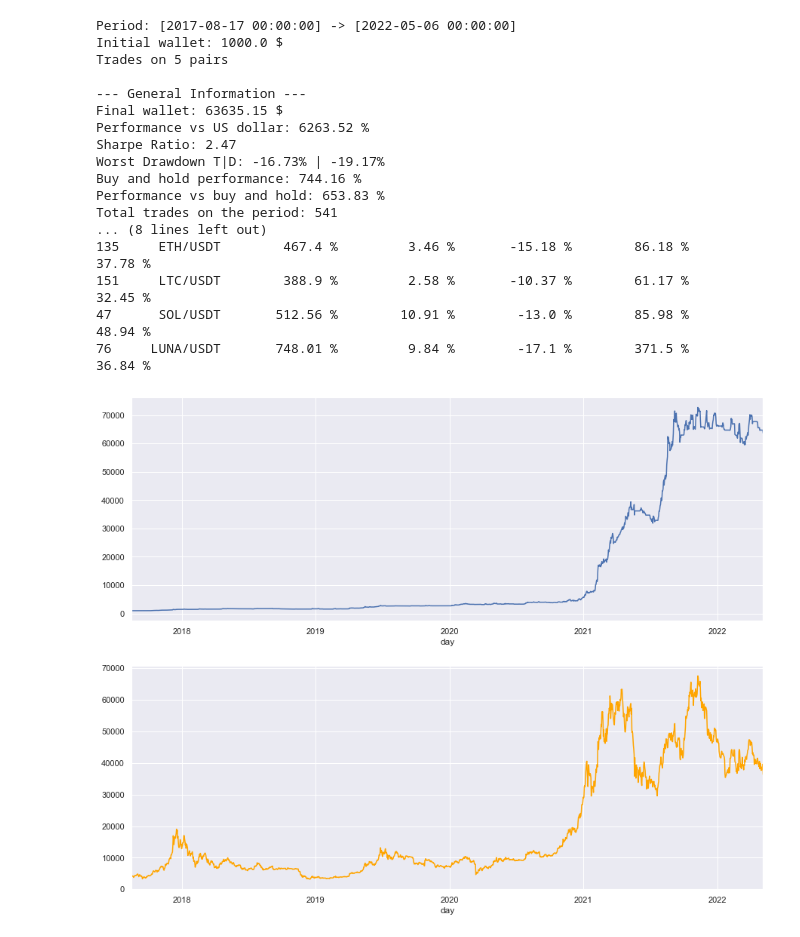
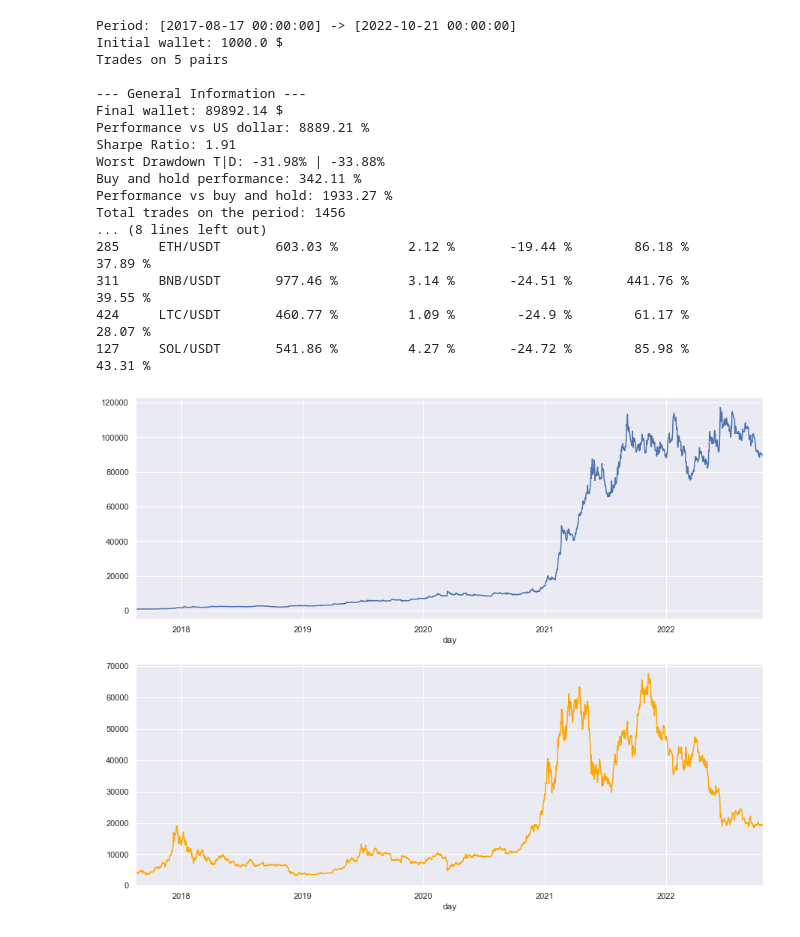
Before and after one commit to CryptoRobotFr/backtest_tools, a Jupyter notebook: backtest/multi_division/super_reversal.ipynb, the cells around one changed output. Cells and saved outputs as stored; diff of their text form; code cells hidden in the pictures.

```diff
--- a/backtest/multi_division/super_reversal.ipynb
+++ b/backtest/multi_division/super_reversal.ipynb
@@ -242,11 +344,11 @@ params_coin = {
         "short_ema_window": 40,
         "long_ema_window": 400
     },
-    "LUNA/USDT": {
+    "BNB/USDT": {
         "wallet_exposure": 0.2,
         "st_short_atr_window": 15,
         "st_short_atr_multiplier": 5,
-        "short_ema_window": 15,
+        "short_ema_window": 20,
         "long_ema_window": 400
     },
 }
@@ -281,33 +383,34 @@ Data load 100%
 # %%
 strat = super_reversion_strat(
     df_list=df_list,
     oldest_pair=oldest_pair,
-    parameters_obj=params_coin
+    parameters_obj=params_coin,
+    type=["long","short"]
 )
 
 strat.populate_indicators()
 strat.populate_buy_sell()
 bt_result = strat.run_backtest(initial_wallet=1000, return_type="metrics")
 
 df_trades, df_days = basic_multi_asset_backtest(trades=bt_result['trades'], days = bt_result['days'])
 plot_wallet_vs_asset(df_days=df_days)
 # %% [output]
-Period: [2017-08-17 00:00:00] -> [2022-05-06 00:00:00]
+Period: [2017-08-17 00:00:00] -> [2022-10-21 00:00:00]
 Initial wallet: 1000.0 $
 Trades on 5 pairs
 
 --- General Information ---
-Final wallet: 63635.15 $
-Performance vs US dollar: 6263.52 %
-Sharpe Ratio: 2.47
-Worst Drawdown T|D: -16.73% | -19.17%
-Buy and hold performance: 744.16 %
-Performance vs buy and hold: 653.83 %
-Total trades on the period: 541
+Final wallet: 89892.14 $
+Performance vs US dollar: 8889.21 %
+Sharpe Ratio: 1.91
+Worst Drawdown T|D: -31.98% | -33.88%
+Buy and hold performance: 342.11 %
+Performance vs buy and hold: 1933.27 %
+Total trades on the period: 1456
 ... (8 lines left out)
-135     ETH/USDT        467.4 %         3.46 %       -15.18 %        86.18 %        37.78 %
-151     LTC/USDT        388.9 %         2.58 %       -10.37 %        61.17 %        32.45 %
-47      SOL/USDT       512.56 %        10.91 %        -13.0 %        85.98 %        48.94 %
-76     LUNA/USDT       748.01 %         9.84 %        -17.1 %        371.5 %        36.84 %
+285     ETH/USDT       603.03 %         2.12 %       -19.44 %        86.18 %        37.89 %
+311     BNB/USDT       977.46 %         3.14 %       -24.51 %       441.76 %        39.55 %
+424     LTC/USDT       460.77 %         1.09 %        -24.9 %        61.17 %        28.07 %
+127     SOL/USDT       541.86 %         4.27 %       -24.72 %        85.98 %        43.31 %
-[figure, old version]
+[figure, new version]
 # %%
```
Also changed, not shown: parts of 8 cells of this notebook, 2 other files.
